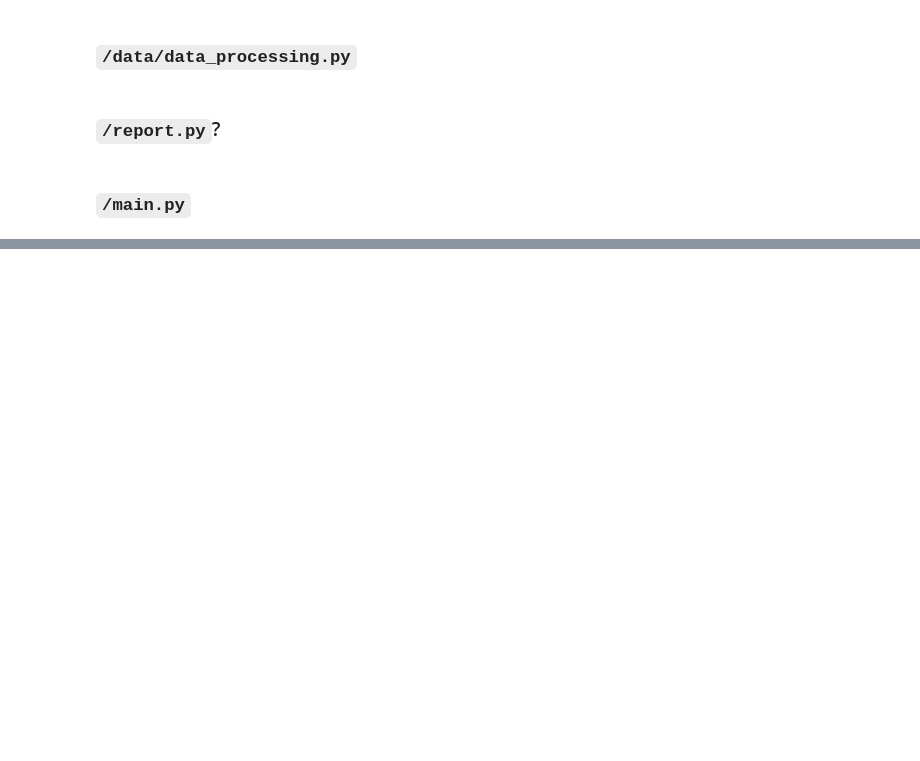
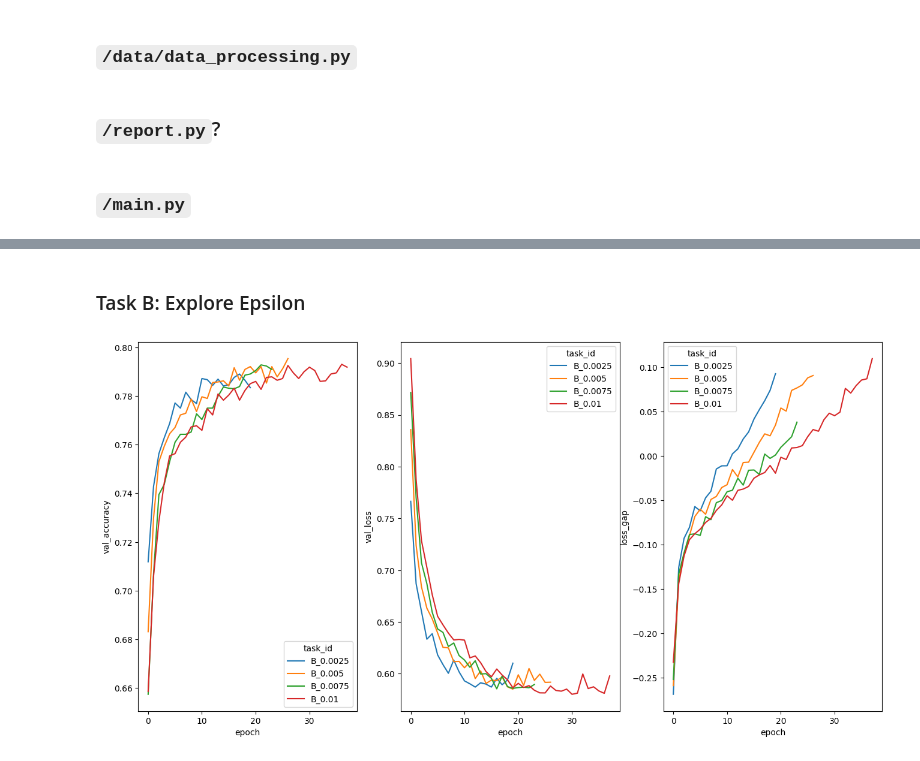
Before and after one commit to btsmith29/AMLS_II_assignment23_24, a Jupyter notebook: workings/assignment-workings.ipynb, the cells around one changed output, grey strips where cells are left out. Cells and saved outputs as stored; diff of their text form; code cells hidden in the pictures; blank space fills up the shorter version.

```diff
--- a/workings/assignment-workings.ipynb
+++ b/workings/assignment-workings.ipynb
@@ -664,0 +759,18 @@ Running Task: J_3 with params Params(image_size=255, batch_size=256, epochs=50,
+# %% [markdown]
+### Task B: Explore Epsilon
+# %%
+# update based on results of Task A
+params.batch_size = 192
+ds_train, ds_valid, ds_test, class_weights = data_preprocessing(Path(cwd), params)
+
+print("\n==== Task B: Explore Epsilon ====")
+for e in [0.0025, 0.0050, 0.0075, 0.01]:
+    print(f"Epsilon: {e}")
+    p = dataclasses.replace(params)
+    p.epsilon = e
+    model = create_model(tf.keras.applications.EfficientNetB0, p)
+    run_task(f"B_{e}", model, ds_train, ds_valid, ds_test, p, collector)
+# %%
+plot_task_comp(collector.get_train_details(), ["B_0.0025", "B_0.005", "B_0.0075", "B_0.01"])
+# %% [output]
+[figure, added]
```
Also changed, not shown: parts of 42 cells of this notebook.
